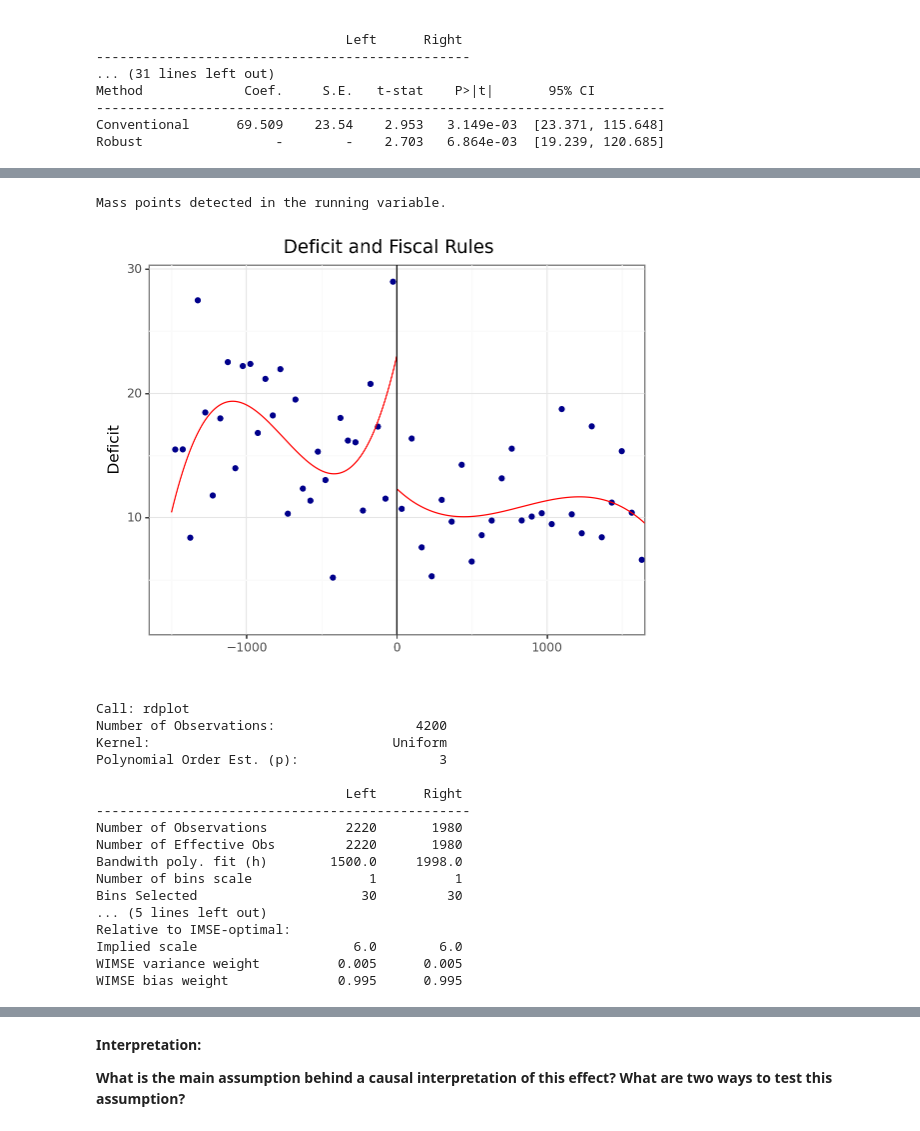
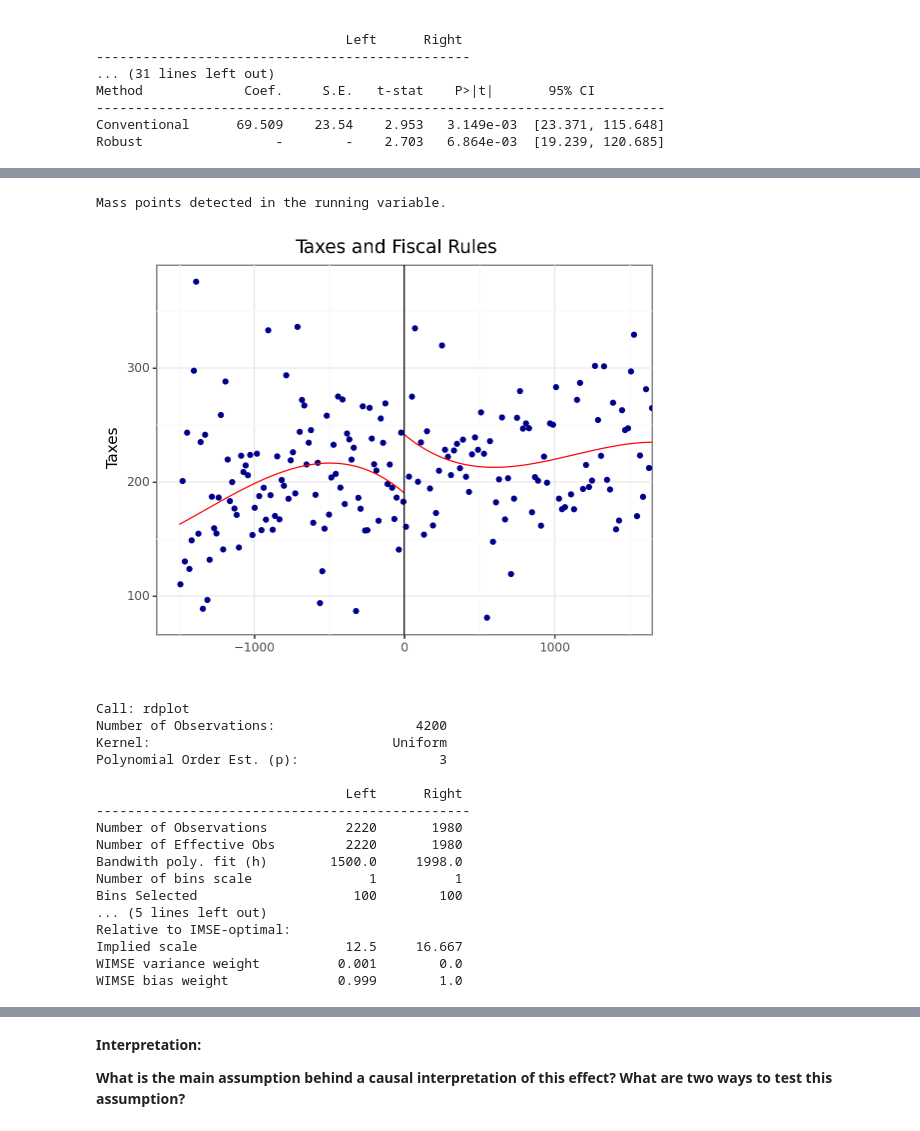
Before and after one commit to KristinaSchuep/robot_judge_2022, a Jupyter notebook: notebooks/04-RDD_Diff-in-Diff.ipynb, the cells around one changed output, grey strips where cells are left out. Saved outputs shown, nothing was run; the diff lists cells and outputs as text; code cells hidden in the pictures.

```diff
--- a/notebooks/04-RDD_Diff-in-Diff.ipynb
+++ b/notebooks/04-RDD_Diff-in-Diff.ipynb
@@ -117,11 +144,11 @@ Robust                 -        -    2.703   6.864e-03  [19.239, 120.685]
 # %%
-rdplot(y=outcome[0], x=margin, nbins=30, masspoints='adjust', p=3,
-         title="Deficit and Fiscal Rules",
-         y_label="Deficit",
+rdplot(y=outcome[1], x=margin, nbins=30, p=3, masspoints='adjust',
+         title="Taxes and Fiscal Rules",
+         y_label="Taxes",
          x_label=" ", x_lim=[-1500, 1500])
 # %% [output]
 Mass points detected in the running variable.
-[figure, old version]
+[figure, new version]
 Call: rdplot
 Number of Observations:                  4200
 Kernel:                               Uniform
@@ -133,9 +160,9 @@ Number of Observations          2220       1980
 Number of Effective Obs         2220       1980
 Bandwith poly. fit (h)        1500.0     1998.0
 Number of bins scale               1          1
-Bins Selected                     30         30
+Bins Selected                    100        100
 ... (5 lines left out)
 Relative to IMSE-optimal:
-Implied scale                    6.0        6.0
-WIMSE variance weight          0.005      0.005
-WIMSE bias weight              0.995      0.995
+Implied scale                   12.5     16.667
+WIMSE variance weight          0.001        0.0
+WIMSE bias weight              0.999        1.0
```
Also changed, not shown: parts of 21 cells of this notebook, 3 other files.
